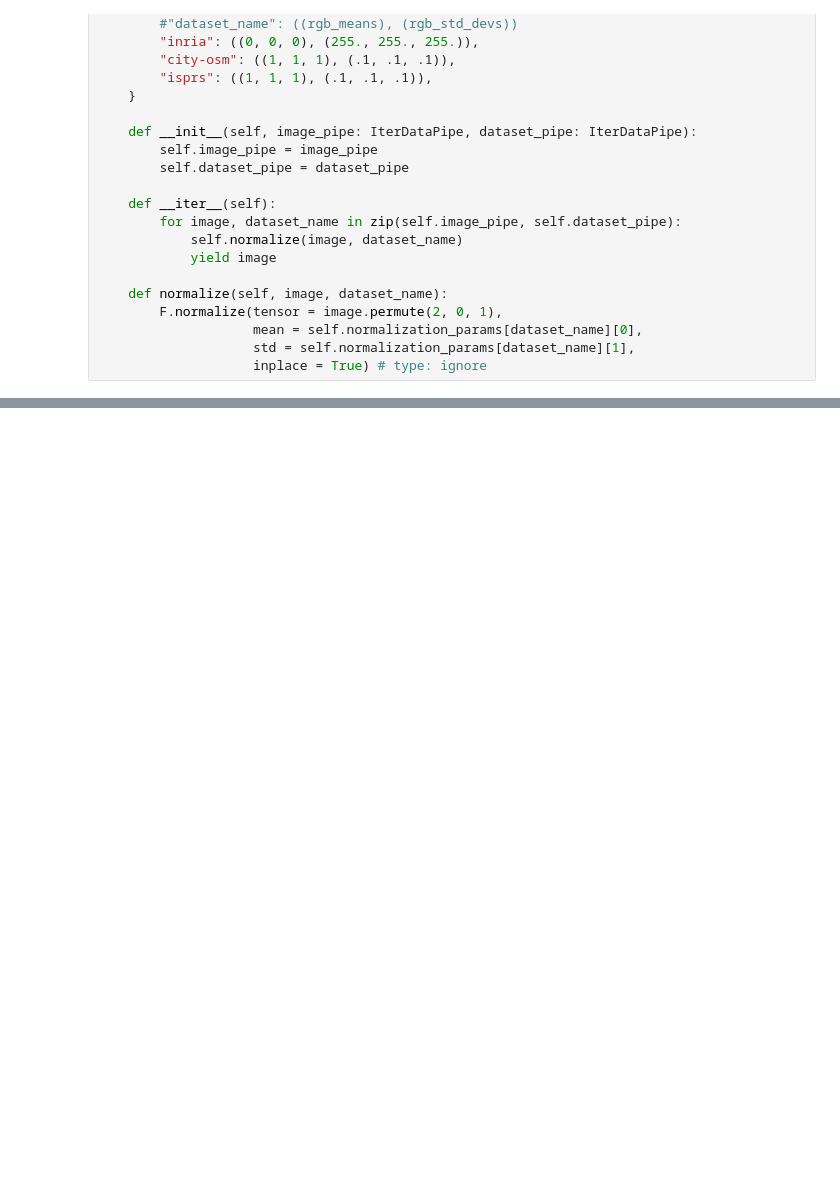
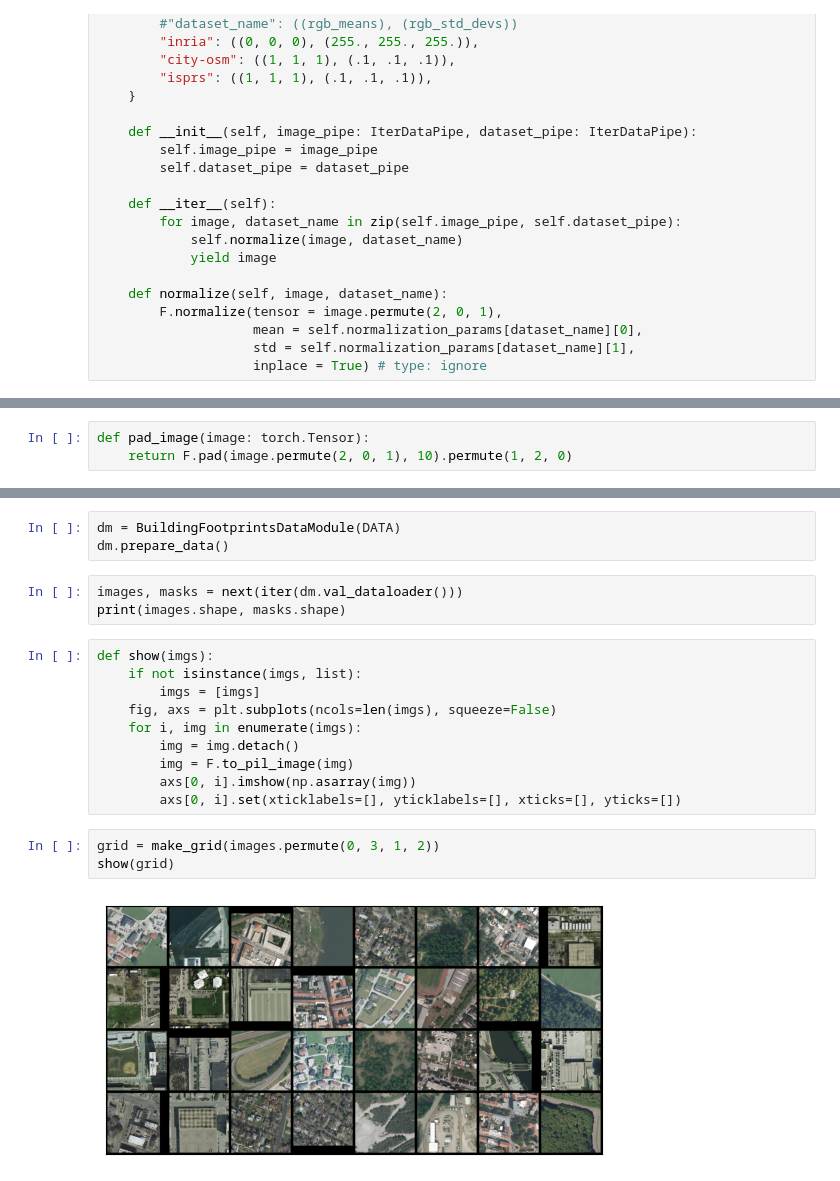
Before and after one commit to citruscaesar/urban-feature-extraction, a Jupyter notebook: datamodule.ipynb, the cells around one changed output, grey strips where cells are left out. Cells and saved outputs as stored; diff of their text form; blank space fills up the shorter version.

```diff
--- a/datamodule.ipynb
+++ b/datamodule.ipynb
@@ -112,0 +88,3 @@ plt.imshow(mask[0])
+# %%
+def pad_image(image: torch.Tensor):
+    return F.pad(image.permute(2, 0, 1), 10).permute(1, 2, 0)
@@ -112,0 +202,21 @@ plt.imshow(mask[0])
+# %%
+dm = BuildingFootprintsDataModule(DATA)
+dm.prepare_data()
+# %%
+images, masks = next(iter(dm.val_dataloader()))
+print(images.shape, masks.shape)
+# %%
+def show(imgs):
+    if not isinstance(imgs, list):
+        imgs = [imgs]
+    fig, axs = plt.subplots(ncols=len(imgs), squeeze=False)
+    for i, img in enumerate(imgs):
+        img = img.detach()
+        img = F.to_pil_image(img)
+        axs[0, i].imshow(np.asarray(img))
+        axs[0, i].set(xticklabels=[], yticklabels=[], xticks=[], yticks=[])
+# %%
+grid = make_grid(images.permute(0, 3, 1, 2))
+show(grid)
+# %% [output]
+[figure, added]
```
Also changed, not shown: parts of 7 cells of this notebook, 1 other file.
